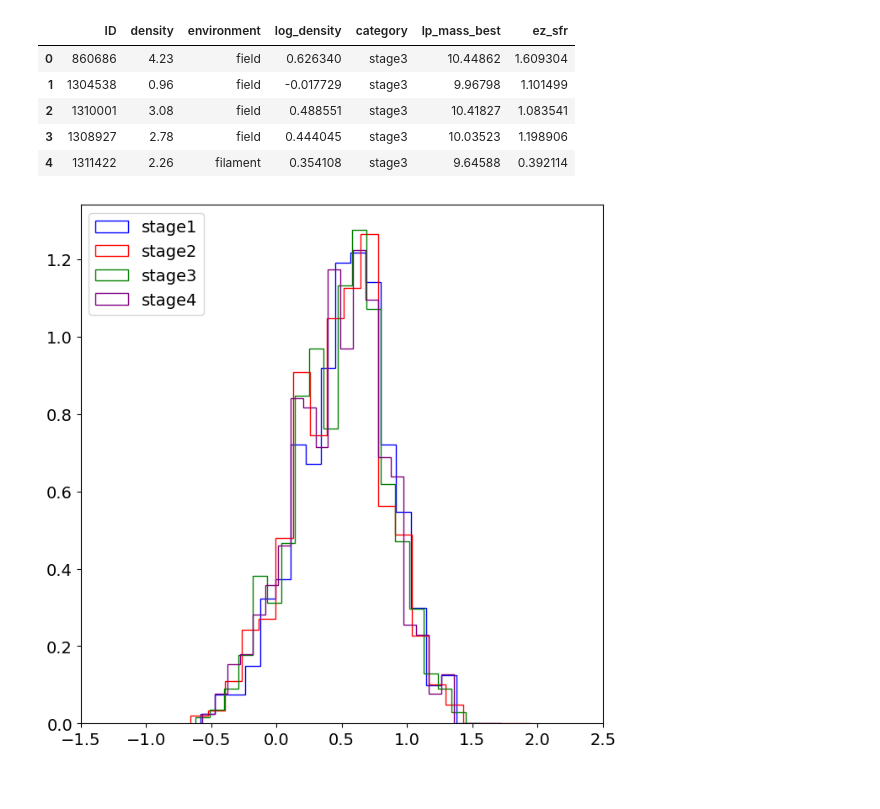
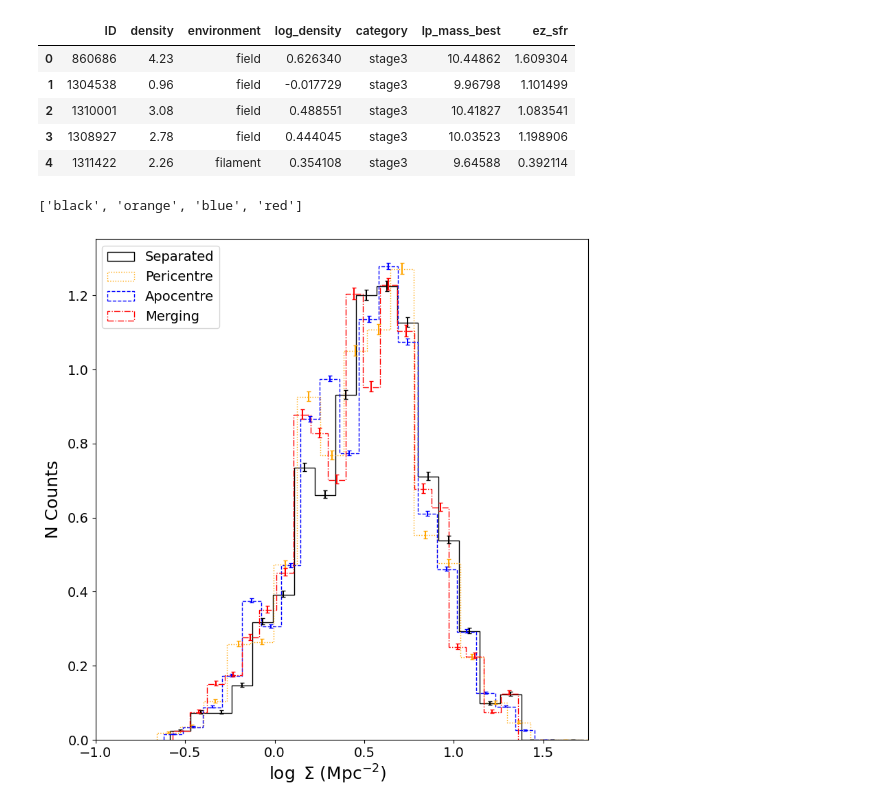
Before and after one commit to AstroORyan/mergers-in-cosmos, a Jupyter notebook: notebooks/back-to-basics/using-visual-sources/environment.ipynb, the cells around one changed output. Drawn from its saved outputs; the diff is of its cells as text; code cells hidden in the pictures.

```diff
--- a/notebooks/back-to-basics/using-visual-sources/environment.ipynb
+++ b/notebooks/back-to-basics/using-visual-sources/environment.ipynb
@@ -359,8 +367,9 @@ counter = 1
 colours = ['black', 'orange', 'blue', 'red']
 markers = ['.', 'o', 'x', 's']
 alphas = [0.10, 0.75, 0.5, 0.25]
+stage_list = ['Separated','Pericentre','Apocentre','Merging']
 
-fig, ax = plt.subplots(nrows = 2, ncols = 2, figsize = (8,8))
+fig, ax = plt.subplots(nrows = 2, ncols = 2, figsize = (10,10))
 for i in range(2):
     for j in range(2):
         stage = f'stage{counter}'
@@ -370,11 +379,11 @@ for i in range(2):
             df_env_tmp = df_stage.query('env_clsf == @env')
             ax[i,j].scatter(np.array(df_env_tmp.lp_mass_best), np.array(df_env_tmp.ez_sfr), color=colours[color_count], marker = markers[color_count], s = 20, alpha = alphas[color_count])
         ax[i,j].set_title(f'{stage_list[counter-1]}',fontsize=18)
-        ax[i,j].set_xlim([6.5,12.5])
+        ax[i,j].set_xlim([9.15,12.1])
         ax[i,j].set_ylim([-5,3.5])
 
         counter += 1
-ax[0,0].legend(unk_env, loc = 'upper left', fontsize = 9)
+ax[0,0].legend(unk_env, loc = 'lower left', fontsize = 12)
 fig.text(0.5, 0.01, '$\log$ (M$_*$ / M$_\odot$)', ha='center', va='center', fontsize = 18)
 fig.text(0.01, 0.5, '$\log$ SFR (M$_\odot$yr$^{-1}$)', ha='center', va='center', rotation='vertical', fontsize = 18)
 fig.tight_layout()
@@ -712,3 +721,14 @@ log_den_s3 = np.array(df_environ_merg.query('category == "stage3"')['log_density
 log_den_s4 = np.array(df_environ_merg.query('category == "stage4"')['log_density'])
 # %%
 weights = weight_dist_list([log_den_s1, log_den_s2, log_den_s3, log_den_s4], bins = 20, renorm = False, return_bins = False)
+log_dens = [log_den_s1, log_den_s2, log_den_s3, log_den_s4]
+# %%
+def lower_beta(c,k,n):
+    return dist.beta.ppf((1-c)/2, k+1, n-k+1)
+# %%
+def upper_beta(c,k,n):
+    return dist.beta.ppf(1-(1-c)/2, k+1, n-k+1)
+# %%
+colours
+# %% [output]
+['black', 'orange', 'blue', 'red']
@@ -715,15 +762,27 @@ weights = weight_dist_list([log_den_s1, log_den_s2, log_den_s3, log_den_s4], bin
 # %%
 fig, ax = plt.subplots(figsize = (8,8))
 
-ax.hist(log_den_s1, bins = 20, histtype='step', color='blue', weights=weights[0],density=True)
-ax.hist(log_den_s2, bins = 20, histtype='step', color='red', weights=weights[1],density=True)
-ax.hist(log_den_s3, bins = 20, histtype='step', color='green', weights=weights[2],density=True)
-ax.hist(log_den_s4, bins = 20, histtype='step', color='purple',weights=weights[3],density=True)
-ax.set_xlim([-1.5, 2.5])
-plt.legend(['stage1','stage2','stage3','stage4'], loc='upper left')
+ax.hist(log_den_s1, bins = 20, histtype='step', color=colours[0], weights=weights[0],density=True,linestyle=linestyles[0])
+ax.hist(log_den_s2, bins = 20, histtype='step', color=colours[1], weights=weights[1],density=True,linestyle=linestyles[1])
+ax.hist(log_den_s3, bins = 20, histtype='step', color=colours[2], weights=weights[2],density=True,linestyle=linestyles[2])
+ax.hist(log_den_s4, bins = 20, histtype='step', color=colours[3],weights=weights[3],density=True,linestyle=linestyles[3])
+
+for i in range(4):
+    bin_counts, bins = np.histogram(log_dens[i], bins = 20, weights=weights[i])
+    bincenters = 0.5 * (bins[1:] + bins[:-1])
+
+    error_array = np.asarray(p_density[i]).T
+    ax.errorbar(bincenters, bin_counts / (np.sum(bin_counts) * np.diff(bins)), yerr=error_array, linestyle = '', color=colours[i], barsabove=True, capsize=2.5)
+
+ax.set_xlim([-1., 1.75])
+fig.text(0.5, 0.0, '$\log$ $\Sigma$ (Mpc$^{-2}$)', ha='center', va='center', fontsize = 18)
+fig.text(0.0, 0.5, 'N Counts', ha='center', va='center', rotation='vertical', fontsize = 18)
+plt.legend(stage_list, loc='upper left')
+fig.tight_layout()
+fig.savefig(f'{fig_folder}/density-stage.pdf', bbox_inches = 'tight')
 plt.show()
 # %% [output]
-[figure, old version]
+[figure, new version]
 # %%
 weights_s1, weights_s2 = weight_dist(log_den_s1, log_den_s2, bins = 20, renorm = False, return_bins = False)
 weights_s1_s3, weights_s3 = weight_dist(log_den_s1, log_den_s3, bins = 20, renorm = False, return_bins = False)
```
Also changed, not shown: parts of 20 cells of this notebook, 9 other files.
